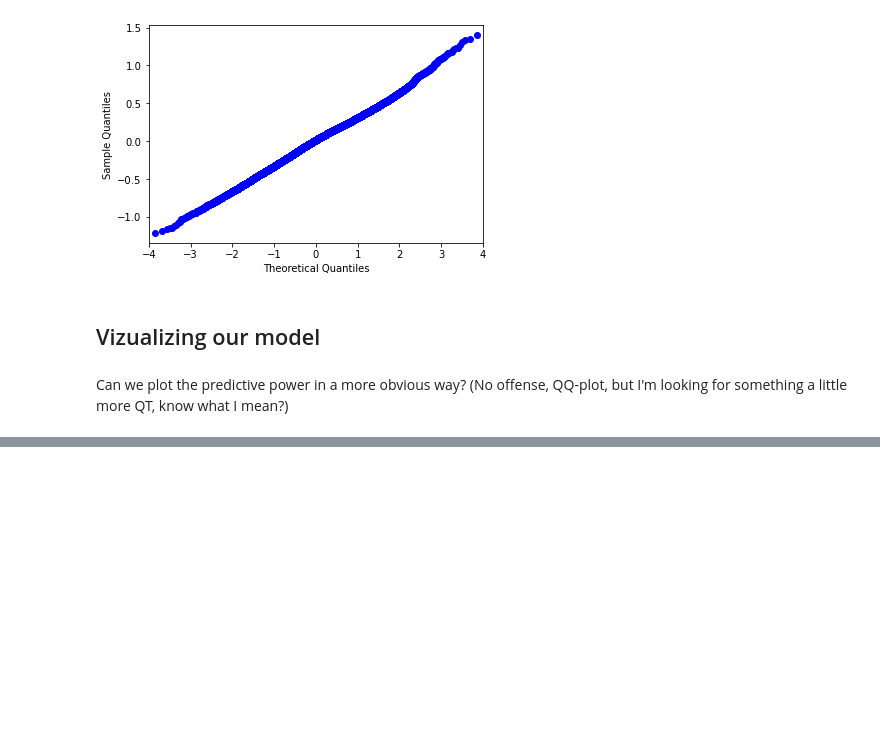
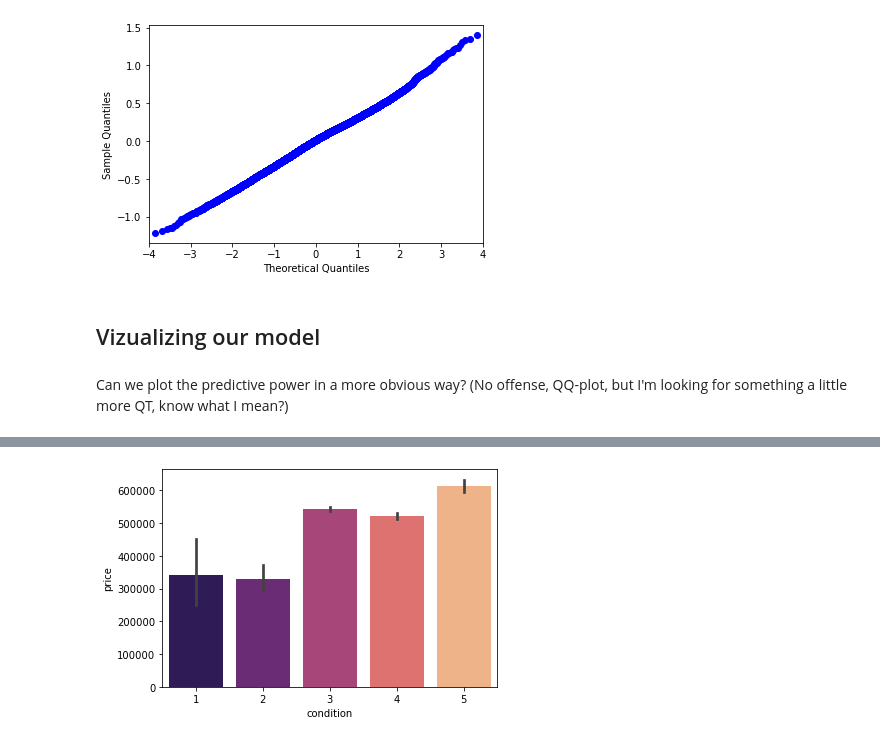
Before and after one commit to jmarkowi/kingcounty, a Jupyter notebook: Markowitz_working_nb.ipynb, the cells around one changed output, grey strips where cells are left out. Cells and saved outputs as stored; diff of their text form; code cells hidden in the pictures; blank space fills up the shorter version.

Commit message:
Add viz age, condition, grade

```diff
--- a/Markowitz_working_nb.ipynb
+++ b/Markowitz_working_nb.ipynb
@@ -704,0 +721,4 @@ Can we plot the predictive power in a more obvious way? (No offense, QQ-plot, bu
+# %%
+sns.barplot(x=raw_df['condition'], y=raw_df['price'], palette='magma');
+# %% [output]
+[figure, added]
```
Also changed, not shown: parts of 9 cells of this notebook.
